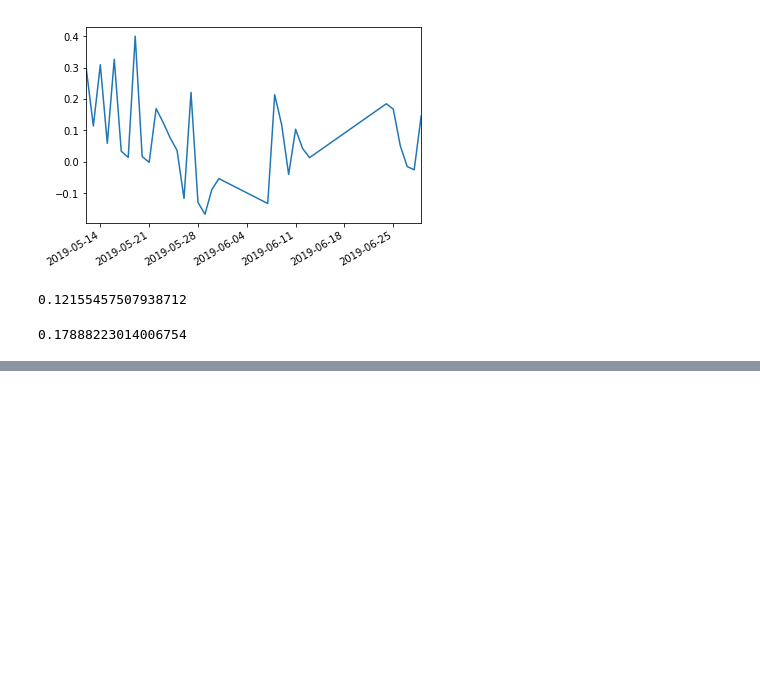
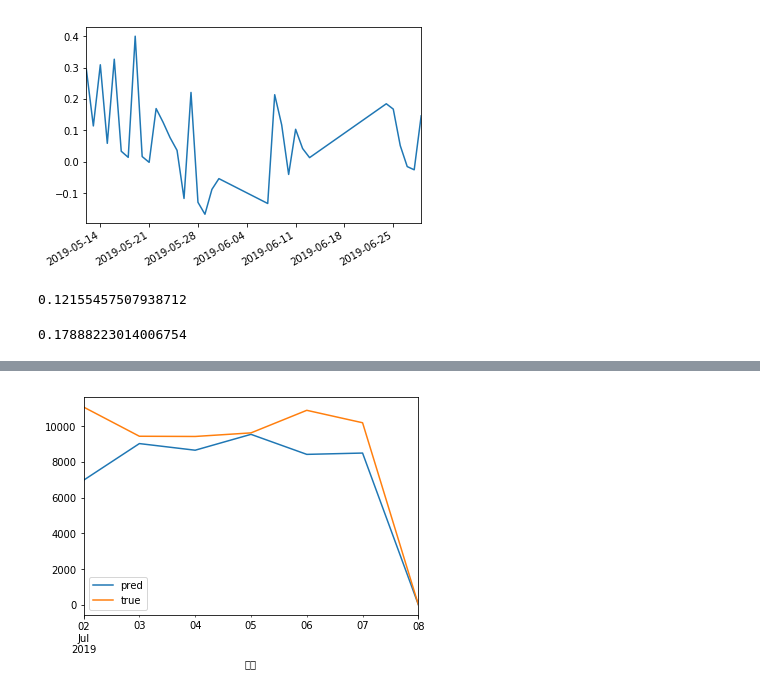
Before and after one commit to EvilPsyCHo/HAVC-COOLING-FORECAST, a Jupyter notebook: HAVC COOLING FORECAST.ipynb, the cells around one changed output, grey strips where cells are left out. Drawn from its saved outputs; the diff is of its cells as text; code cells hidden in the pictures; blank space fills up the shorter version.

```diff
--- a/HAVC COOLING FORECAST.ipynb
+++ b/HAVC COOLING FORECAST.ipynb
@@ -266,0 +257,30 @@ score.abs().quantile(.80)
+# %%
+test = test[test['时间'] >= '2019-06-30 00:00:00'].dropna().reset_index(drop=True)
+# %%
+test.loc[:, 'ce_cold_h24'] = test['ce_cold'].shift(24)
+test.loc[:, 'cw_cold_h24'] = test['cw_cold'].shift(24)
+test.loc[:, 'o1_cold_h24'] = test['o1_cold'].shift(24)
+test.loc[:, 'o2_cold_h24'] = test['o2_cold'].shift(24)
+
+test.loc[:, 'ce_temp_h24'] = test['ce_temp'].shift(24)
+test.loc[:, 'cw_temp_h24'] = test['cw_temp'].shift(24)
+test.loc[:, 'o1_temp_h24'] = test['o1_temp'].shift(24)
+test.loc[:, 'o2_temp_h24'] = test['o2_temp'].shift(24)
+# %%
+def evaluate(feats, target, data, model):
+    preds = model.predict(data[feats])
+    preds = pd.Series(preds, index=data['时间']).resample('D').sum().iloc[1:]
+    trues = pd.Series(data[target].values, index=data['时间']).resample('D').sum().iloc[1:]
+    preds.plot(label='pred')
+    trues.plot(label='true')
+    plt.legend()
+    return preds, trues
+# %%
+cw_feats = ['cw_temp', 'cw_cold_h24', 'weekday', 'is_holiday', 'month', 'hour', 'dry_temp']
+ce_feats = ['ce_temp', 'ce_cold_h24', 'weekday', 'is_holiday', 'month', 'hour', 'dry_temp']
+o1_feats = ['o1_temp', 'o1_cold_h24', 'weekday', 'is_holiday', 'month', 'hour', 'dry_temp']
+o2_feats = ['o2_temp', 'o2_cold_h24', 'weekday', 'is_holiday', 'month', 'hour', 'dry_temp']
+# %%
+cw_preds, cw_trues = evaluate(cw_feats, 'cw_cold', test, model_cw)
+# %% [output]
+[figure, added]
```
Also changed, not shown: parts of 16 cells of this notebook, 2 other files.
